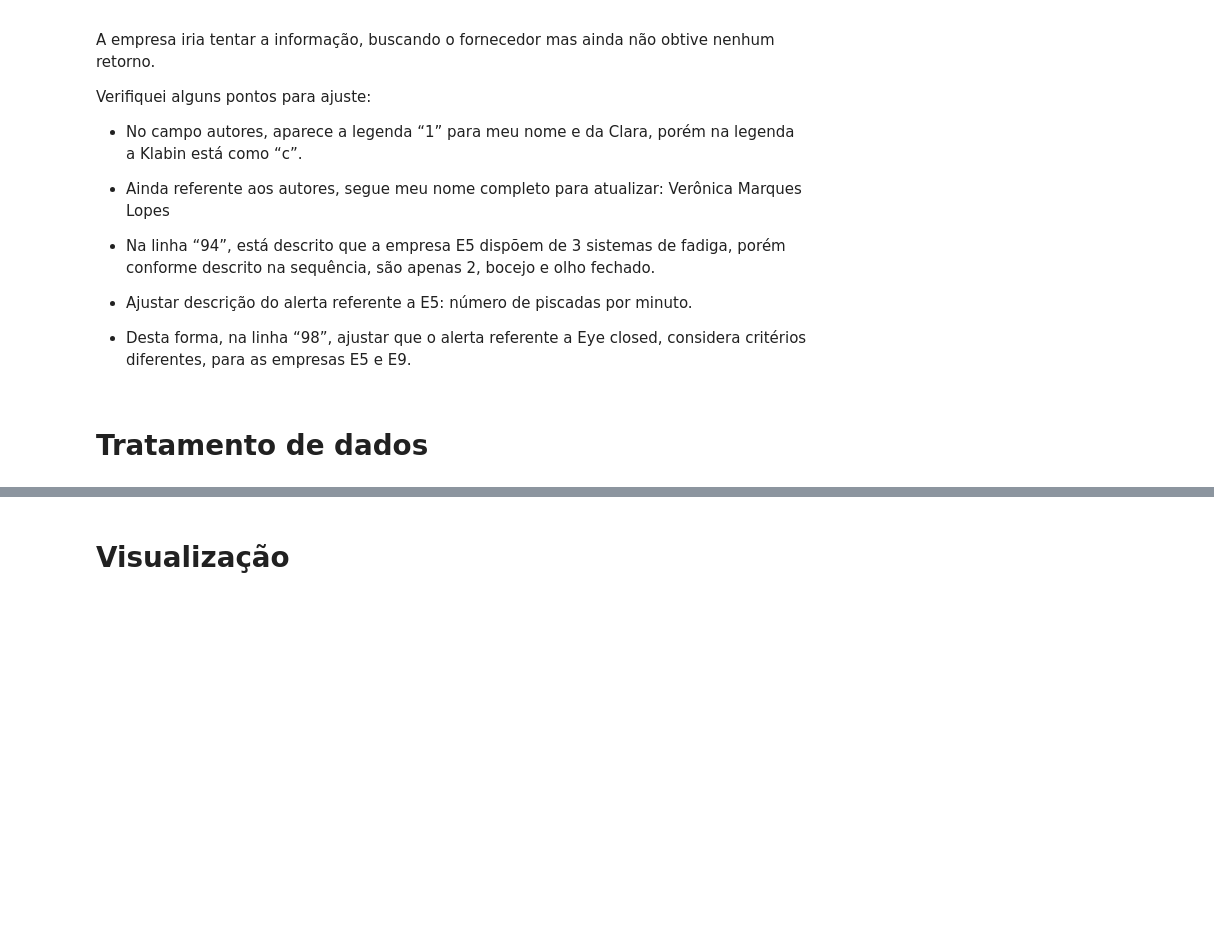
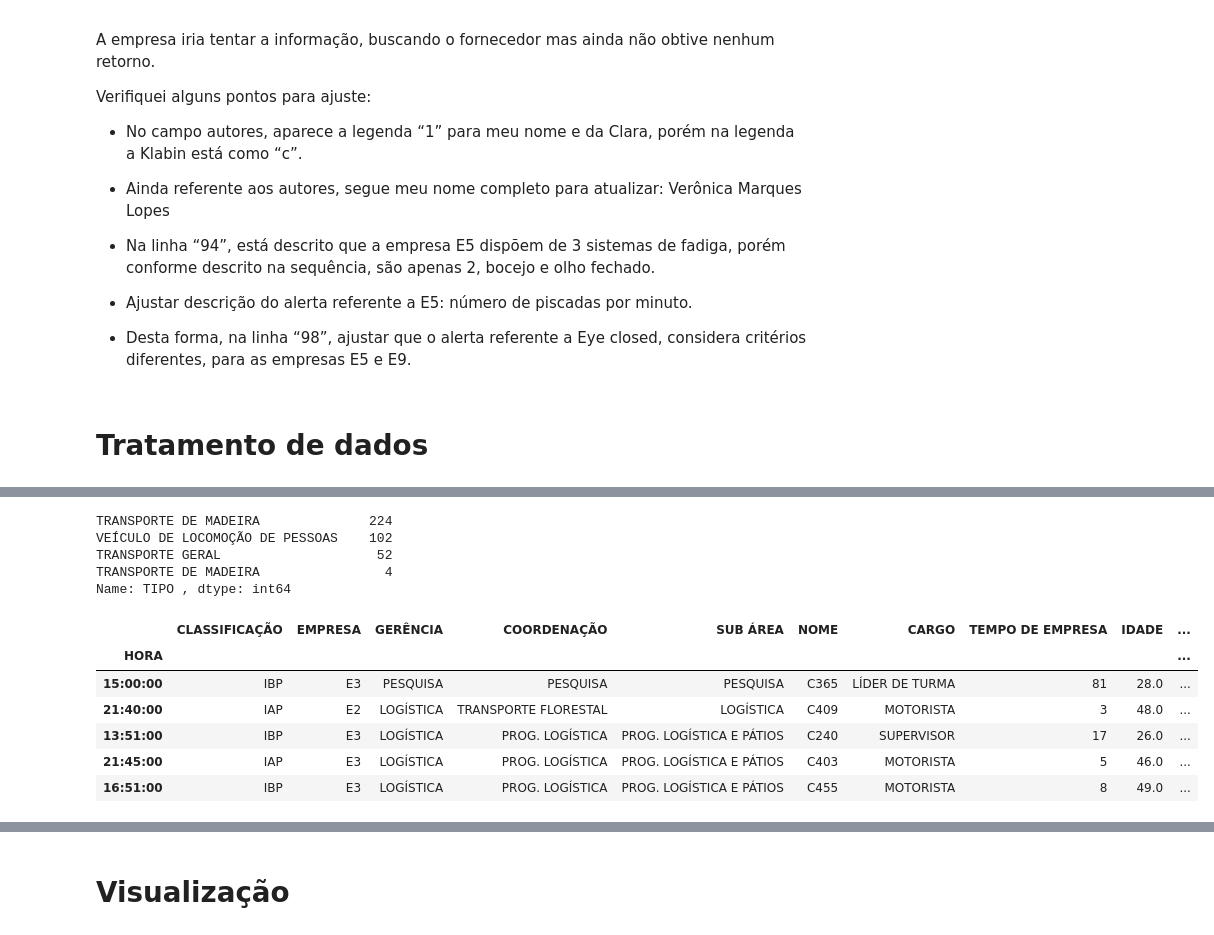
Before and after one commit to Lucas-Buk/IMT, a Jupyter notebook: Tratamento.ipynb, the cells around one changed output, grey strips where cells are left out. Drawn from its saved outputs; the diff is of its cells as text; code cells hidden in the pictures; blank space fills up the shorter version.

```diff
--- a/Tratamento.ipynb
+++ b/Tratamento.ipynb
@@ -337,0 +447,24 @@ taxa      = (acidentes/fluxo)/sum(acidentes/fluxo)
+# %%
+dfOCO['TIPO '].value_counts()
+# %% [output]
+TRANSPORTE DE MADEIRA              224
+VEÍCULO DE LOCOMOÇÃO DE PESSOAS    102
+TRANSPORTE GERAL                    52
+TRANSPORTE DE MADEIRA                4
+Name: TIPO , dtype: int64
+# %%
+# Ocorrências
+dfOCO = pd.read_excel(fileOCO)
+dfOCO = dfOCO.dropna(subset=['EMPRESA'])
+dfOCO = dfOCO.dropna(subset=['TIPO '])
+dfOCO['HorarioAcidente'] = pd.to_datetime(dfOCO['HORA'], format='%H:%M:%S').dt.hour
+dfOCO.set_index('HORA',drop=True,inplace=True)
+dfOCO.head()
+# %% [output]
+|  | CLASSIFICAÇÃO | EMPRESA | GERÊNCIA | COORDENAÇÃO | SUB ÁREA | NOME | CARGO | TEMPO DE EMPRESA | IDADE | ... |
+| HORA |  |  |  |  |  |  |  |  |  | ... |
+| 15:00:00 | IBP | E3 | PESQUISA | PESQUISA | PESQUISA | C365 | LÍDER DE TURMA | 81 | 28.0 | ... |
+| 21:40:00 | IAP | E2 | LOGÍSTICA | TRANSPORTE FLORESTAL | LOGÍSTICA | C409 | MOTORISTA | 3 | 48.0 | ... |
+| 13:51:00 | IBP | E3 | LOGÍSTICA | PROG. LOGÍSTICA | PROG. LOGÍSTICA E PÁTIOS | C240 | SUPERVISOR | 17 | 26.0 | ... |
+| 21:45:00 | IAP | E3 | LOGÍSTICA | PROG. LOGÍSTICA | PROG. LOGÍSTICA E PÁTIOS | C403 | MOTORISTA | 5 | 46.0 | ... |
+| 16:51:00 | IBP | E3 | LOGÍSTICA | PROG. LOGÍSTICA | PROG. LOGÍSTICA E PÁTIOS | C455 | MOTORISTA | 8 | 49.0 | ... |
```
Also changed, not shown: parts of 43 cells of this notebook.
